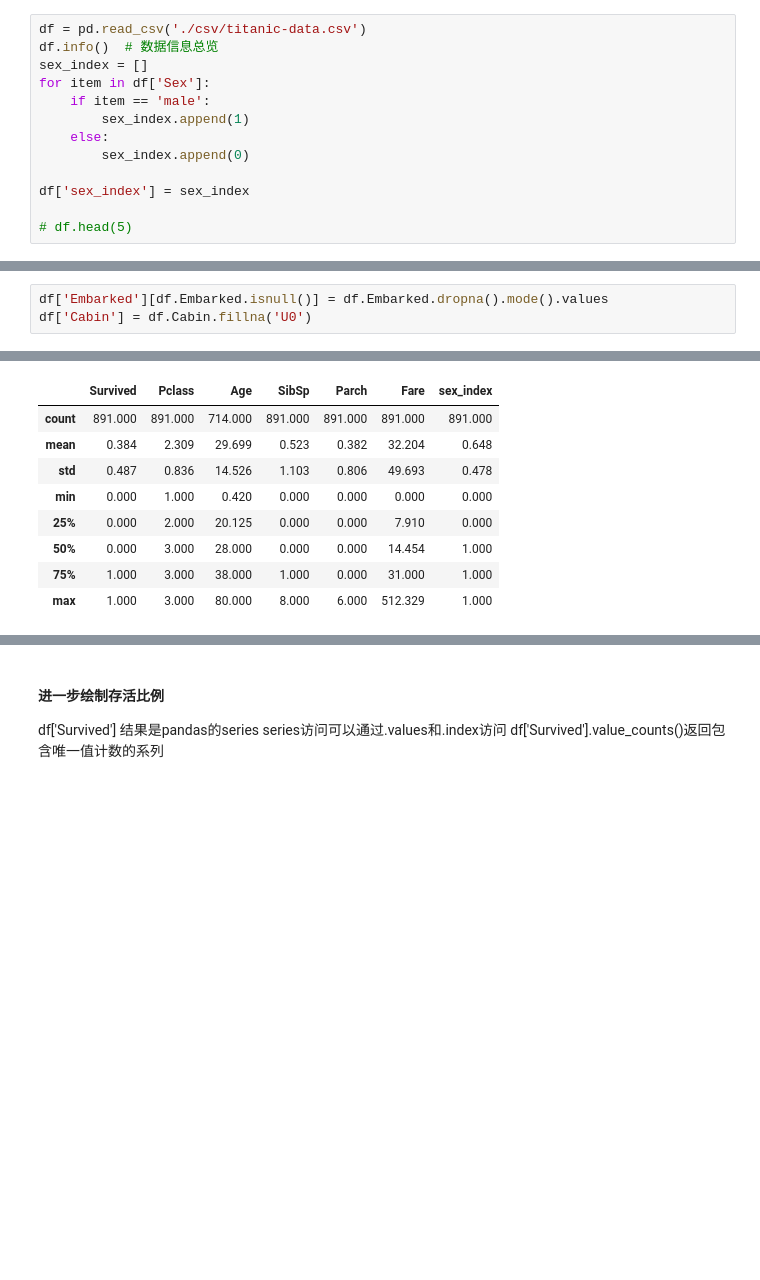
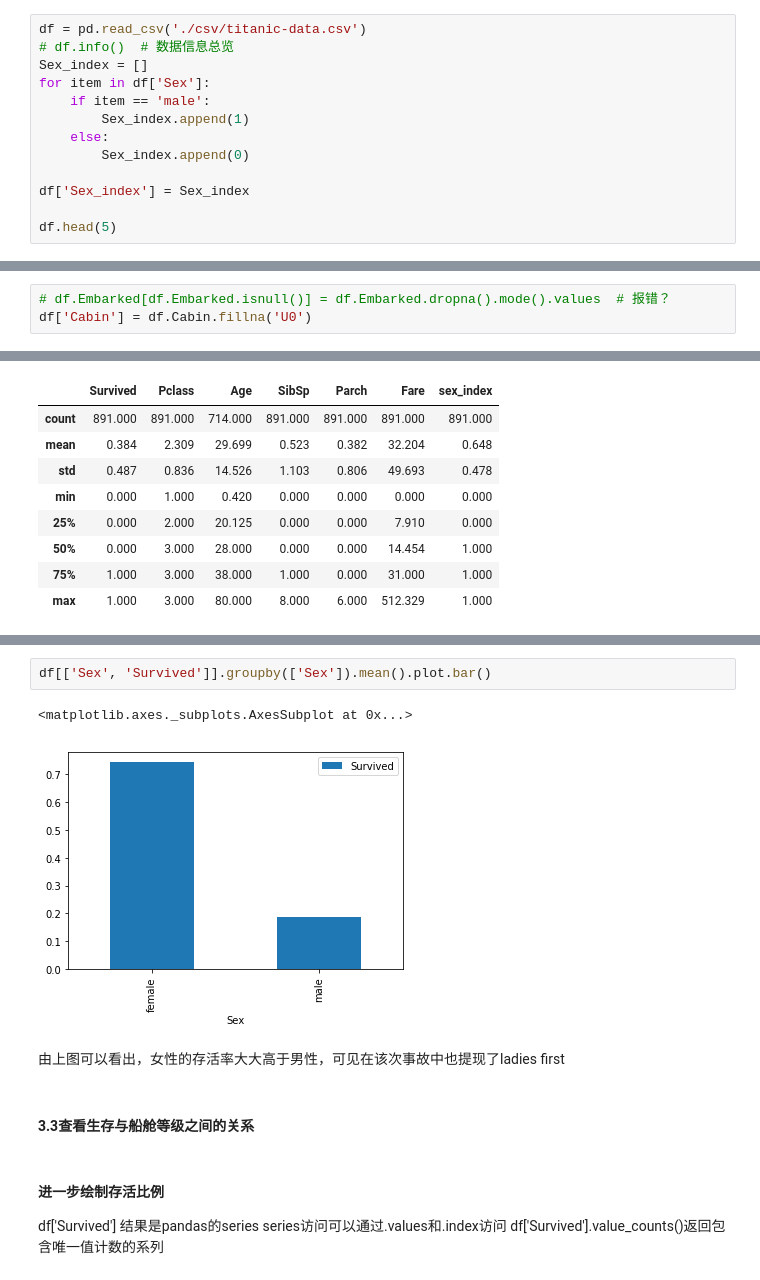
Before and after one commit to benbenlu/data-analysis, a Jupyter notebook: 02_titanic_data/titanic存活数据分析.ipynb, the cells around one changed output, grey strips where cells are left out. Drawn from its saved outputs; the diff is of its cells as text; blank space fills up the shorter version.

```diff
--- a/02_titanic_data/titanic存活数据分析.ipynb
+++ b/02_titanic_data/titanic存活数据分析.ipynb
@@ -34,15 +24,15 @@ import matplotlib.pyplot as plt
 #### df.head(5) 前5行数据，了解数据的大致情况
 # %%
 df = pd.read_csv('./csv/titanic-data.csv')
-df.info()  # 数据信息总览
-sex_index = []
+# df.info()  # 数据信息总览
+Sex_index = []
 for item in df['Sex']:
     if item == 'male':
-        sex_index.append(1)
+        Sex_index.append(1)
     else:
-        sex_index.append(0)
+        Sex_index.append(0)
 
-df['sex_index'] = sex_index
+df['Sex_index'] = Sex_index
 
-# df.head(5)
+df.head(5)
 # %% [output]
@@ -75,7 +53,7 @@ series.dropna()返回不为NA/NAN的值，mode是取众数，得出的结果还
 series.fillna()是对缺失值NA/NAN用指定值代替
 4. 使用随机森林来预测缺失值？？继续学习
 # %%
-df['Embarked'][df.Embarked.isnull()] = df.Embarked.dropna().mode().values
+# df.Embarked[df.Embarked.isnull()] = df.Embarked.dropna().mode().values  # 报错？
 df['Cabin'] = df.Cabin.fillna('U0')
 # %% [output]
 A value is trying to be set on a copy of a slice from a DataFrame
@@ -103,3 +92,12 @@ df1.describe()
+# %%
+df[['Sex', 'Survived']].groupby(['Sex']).mean().plot.bar()
+# %% [output]
+<matplotlib.axes._subplots.AxesSubplot at 0x...>
+[figure, added]
+# %% [markdown]
+由上图可以看出，女性的存活率大大高于男性，可见在该次事故中也提现了ladies first
+# %% [markdown]
+#### 3.3查看生存与船舱等级之间的关系
 # %% [markdown]
 #### 进一步绘制存活比例
 df['Survived'] 结果是pandas的series
```
Also changed, not shown: parts of 8 cells of this notebook, 1 other file.
